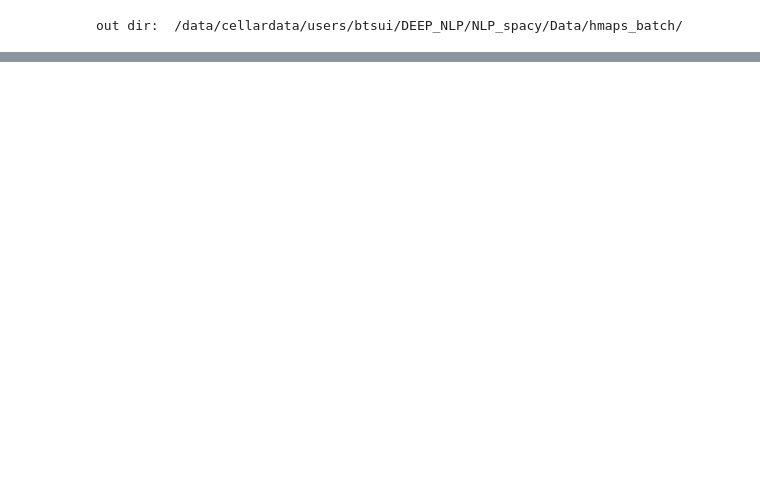
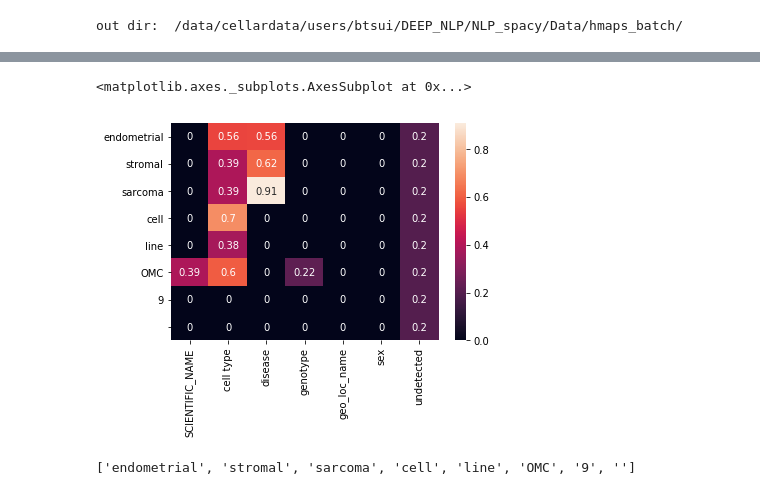
Before and after one commit to brianyiktaktsui/DEEP_NLP, a Jupyter notebook: nGramClassification_batch.ipynb, the cells around one changed output, grey strips where cells are left out. Cells and saved outputs as stored; diff of their text form; code cells hidden in the pictures; blank space fills up the shorter version.

```diff
--- a/nGramClassification_batch.ipynb
+++ b/nGramClassification_batch.ipynb
@@ -157,0 +248,5 @@ Text(0.5,24,'words in sentence')
+# %%
+emptyState=mergedSubDf.groupby(mergedSubDf.columns.tolist(),as_index=False).size().sort_values().index[-1]
+#emptyStat=np.array([0.42332533, 0.4360587 , 0.61020947, 0.42082471, 0.4110575 ,
+#       0.42533568, 0.47932082])
+print (emptyState)
@@ -176,0 +304,4 @@ scoreDf
+# %%
+sent='endometrial stromal sarcoma cell line:OMC-9'#inTestStrS.iloc[5]
+
+print(sent)
@@ -176,0 +344,31 @@ scoreDf
+# %%
+sent=re.sub(r'[^a-zA-Z0-9 ]+', ' ', sent)
+#print (sent)
+tokens=re.split(pattern=' ',string=sent)
+s=tokens
+#print (tokens)
+scoreDf=pd.DataFrame(columns=le.classes_,index=tokens).fillna(0)
+#for n_gram in range(1,len(tokens)+1):
+for n_gram in range(1,len(tokens)):
+    grams=list(map(lambda L:" ".join(L),list(ngrams(s,n_gram))))
+    #print (grams)
+    val_docs = list(nlp.pipe(grams))
+    val_X=get_features(val_docs,max_length=model.input_shape[1])
+    predictM=model.predict_proba(val_X)
+
+    tmpDf=pd.DataFrame(data=predictM,columns=le.classes_,index=grams)
+    empty_mask=(tmpDf-emptyState).abs().sum(axis=1)<0.01
+    tmpDf[empty_mask]=0
+
+    """
+    each n gram only advange
+    """
+    for i,gram in enumerate(tmpDf.index):# for ec
+        for j,one_gram in enumerate(gram.split(' ')):
+            scoreDf.iloc[i+j]=numpy.maximum(scoreDf.iloc[i+j],(tmpDf.iloc[i]))
+# %%
+threshold=0.2
+scoreDf[scoreDf<=threshold]=0
+scoreDf['undetected']=threshold
+
+scoreDf.idxmax(axis=1)
@@ -176,0 +385,9 @@ scoreDf
+# %%
+sns.heatmap(scoreDf,annot=True)
+# %% [output]
+<matplotlib.axes._subplots.AxesSubplot at 0x...>
+[figure, added]
+# %%
+tokens
+# %% [output]
+['endometrial', 'stromal', 'sarcoma', 'cell', 'line', 'OMC', '9', '']
```
Also changed, not shown: parts of 50 cells of this notebook.
